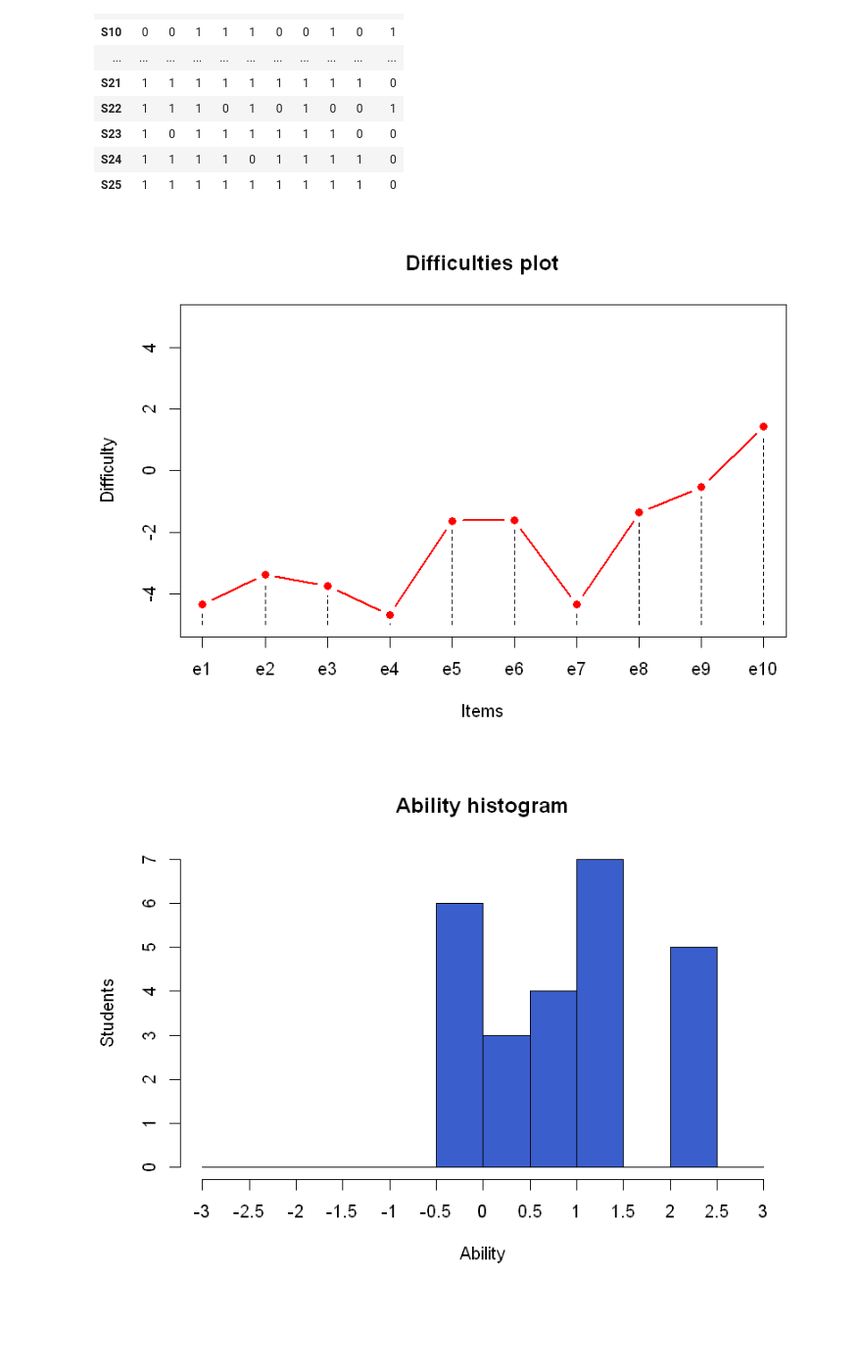
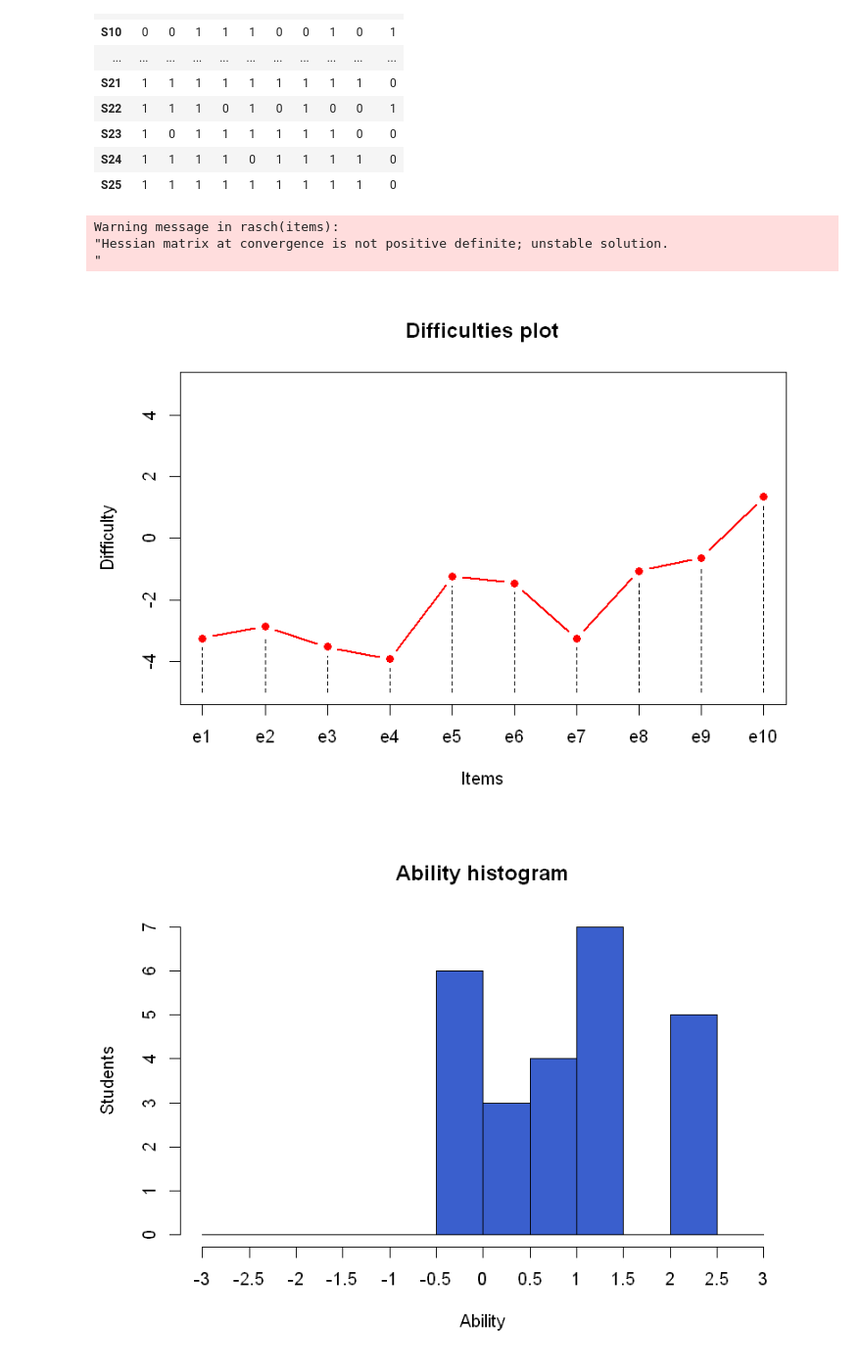
Before and after one commit to MarcoCordoni95/TesiTriennale-ItemResponseTheory, a Jupyter notebook: IRT.ipynb, the cells around one changed output. Shown at 98% size. Drawn from its saved outputs; the diff is of its cells as text; code cells hidden in the pictures; blank space fills up the shorter version.

Commit message:
Effettuate correzioni alle descrizioni e al codice

```diff
--- a/IRT.ipynb
+++ b/IRT.ipynb
@@ -98,6 +100,7 @@ options(repr.plot.width=7, repr.plot.height=5) # Modifico dimensione dei plot
 #' @param items Tabella dicotomica avente una riga per studente e una colonna per esercizio
 #' @return Data frame di difficoltà stimate
 #' @examples
+#' items <- readEXCEl("file.xlsx")
 #' estimateDifficultiesDichot(items)
 estimateDifficultiesDichot <- function(items) {
     param <- rasch(items)
@@ -112,8 +115,10 @@ estimateDifficultiesDichot <- function(items) {
 #'
 #' @param diff Data frame di difficoltà
 #' @examples
-#' plotDifficulties(diff)
-plotDifficulties <- function(diff) {
+#' items <- readEXCEl("file.xlsx")
+#' diff <- estimateDifficultiesDichot(items)
+#' plotDifficultiesDichot(diff)
+plotDifficultiesDichot <- function(diff) {
     nItems <- length(diff)
     diffLs <- unlist(diff, use.names=FALSE)
     plot(diffLs,xlim=c(1,nItems),ylim=c(-5,5),type="b",main="Difficulties plot",xlab="Items",ylab="Difficulty",xaxt="n",col="red",pch=16,lwd=2)
@@ -127,8 +132,9 @@ plotDifficulties <- function(diff) {
 #' @param items Tabella dicotomica avente una riga per studente e una colonna per esercizio
 #' @return Vettore di abilità stimate
 #' @examples
-#' estimateAbilities(items)
-estimateAbilities <- function(items) {
+#' items <- readEXCEl("file.xlsx")
+#' estimateAbilitiesDichot(items)
+estimateAbilitiesDichot <- function(items) {
     info <- irt.0p(items)
     info <- data.frame(info)
     theta <- info$theta0
@@ -140,20 +146,24 @@ estimateAbilities <- function(items) {
 #'
 #' @param theta Vettore di abilità
 #' @examples
-#' plotAbilities(theta)
-plotAbilities <- function(theta) {
+#' items <- readEXCEl("file.xlsx")
+#' abil <- estimateAbilitiesDichot(items)
+#' plotDifficultiesDichot(abil)
+plotAbilitiesDichot <- function(theta) {
     thetaLs <- unlist(theta, use.names=FALSE)
     hist(thetaLs,main="Ability histogram",xlab="Ability",ylab="Students",breaks=seq(-3,3,by=0.5),xlim=c(-3,3),col="royalblue3")
     axis(1, at=seq(-3, 3, by=0.5), labels=seq(-3, 3, by=0.5))
 }
 # %%
-#' Attraverso la tecnica di bootstrapping seleziona randomicamente 1000 righe dalla matrice dicotomica ed effettua su di esse la stima delle difficoltà
+#' Attraverso la tecnica di bootstrapping seleziona randomicamente 1000 righe dalla matrice dicotomica,
+#' questa funzione è utlile se si dispone di pochi soggetti
 #'
 #' @param items Tabella dicotomica avente una riga per studente e una colonna per esercizio
 #' @return Data frame di difficoltà stimate dalla tabella generata dalle estrazioni casuali
 #' @examples
+#' items <- readEXCEl("file.xlsx")
 #' bootstrapping(items)
-bootstrappingDichot <- function(items) {
+bootstrapping <- function(items) {
     numberRows <- nrow(items)
     numberCols <- ncol(items)
     aux <- data.frame(matrix(0, ncol = numberCols, nrow = 0))
@@ -164,15 +174,19 @@ bootstrappingDichot <- function(items) {
         aux <- rbind(aux,row)
     }
 
-    estimateDifficultiesDichot(aux)
+    aux
 }
 # %%
-difficDichot <- bootstrappingDichot(datiDichot)
+bottDatiDichot <- bootstrapping(datiDichot)
+difficDichot <- estimateDifficultiesDichot(bottDatiDichot)
 abil   <- estimateAbilities(datiDichot)
 plotDifficulties(difficDichot)
 plotAbilities(abil)
 # %% [output]
+Warning message in rasch(items):
+"Hessian matrix at convergence is not positive definite; unstable solution.
+"
-[figure, old version]
+[figure, new version]
 [figure]
 # %%
 #' Calcola la probabilità che uno studente risolva correttamente un esercizio
```
Also changed, not shown: parts of 9 cells of this notebook, 1 other file.
